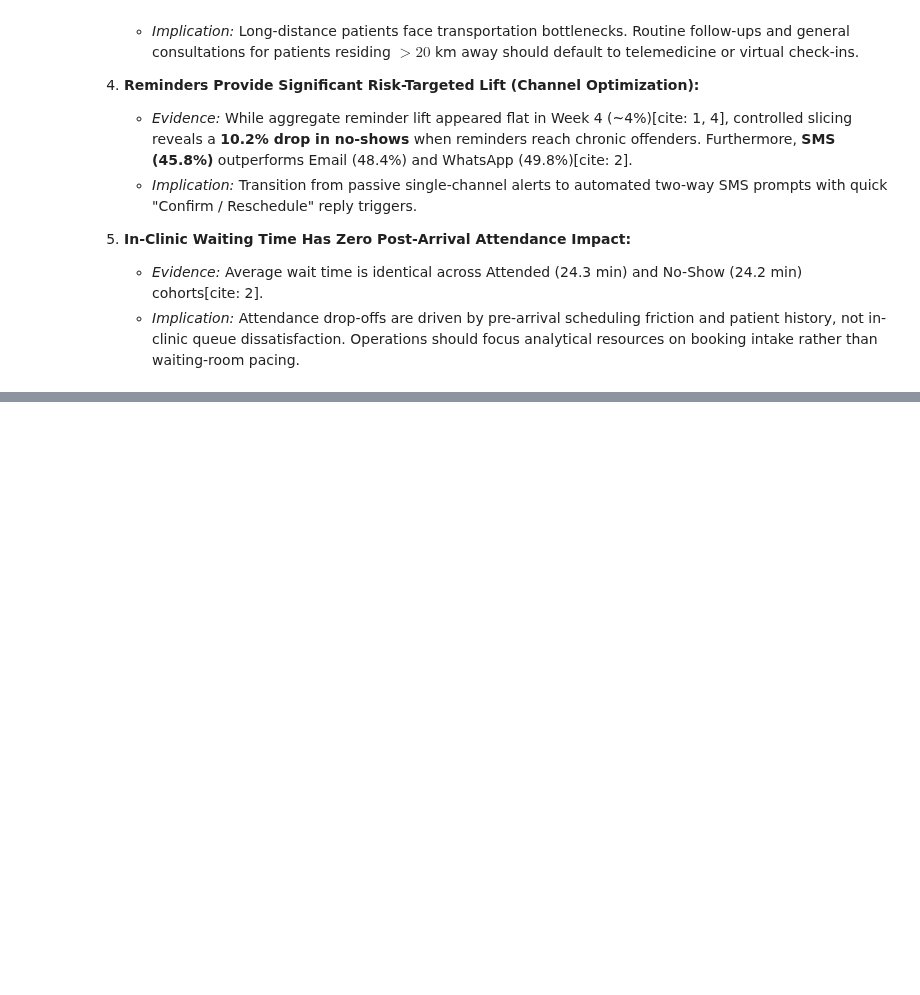
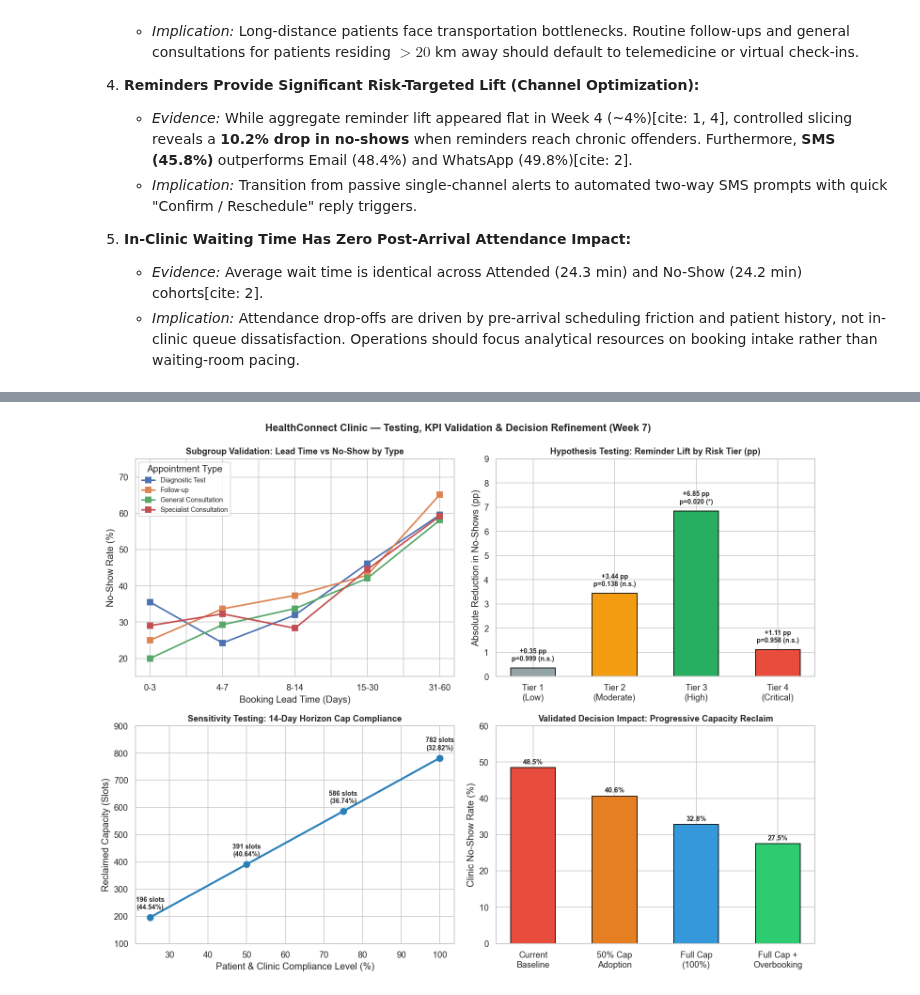
Before and after one commit to brandon-kungu/Health_Connect_Appointments_Analysis, a Jupyter notebook: Health_connect_analysis_notebook.ipynb, the cells around one changed output, grey strips where cells are left out. Drawn from its saved outputs; the diff is of its cells as text; code cells hidden in the pictures; blank space fills up the shorter version.

```diff
--- a/Health_connect_analysis_notebook.ipynb
+++ b/Health_connect_analysis_notebook.ipynb
@@ -1018,0 +1436,55 @@ plt.show()
+# %%
+import matplotlib.pyplot as plt
+import seaborn as sns
+
+fig, axes = plt.subplots(2, 2, figsize=(13, 10))
+sns.set_theme(style='whitegrid')
+
+# Panel 1: Subgroup Validation: Lead Time across Appointment Types
+type_stability.plot(kind='line', marker='s', linewidth=2, markersize=7, ax=axes[0, 0])
+axes[0, 0].set_title('Subgroup Validation: Lead Time vs No-Show by Type', fontweight='bold', fontsize=11)
+axes[0, 0].set_ylabel('No-Show Rate (%)')
+axes[0, 0].set_xlabel('Booking Lead Time (Days)')
+axes[0, 0].tick_params(axis='x', rotation=0)
+axes[0, 0].legend(title='Appointment Type', fontsize=8.5)
+axes[0, 0].set_ylim(15, 75)
+
+# Panel 2: Hypothesis-Tested Reminder Lift by Tier
+tiers = ['Tier 1\n(Low)', 'Tier 2\n(Moderate)', 'Tier 3\n(High)', 'Tier 4\n(Critical)']
+lift_vals = [0.35, 3.44, 6.85, 1.11]
+p_labels = ['p=0.999 (n.s.)', 'p=0.138 (n.s.)', 'p=0.020 (*)', 'p=0.958 (n.s.)']
+colors = ['#95a5a6', '#f39c12', '#27ae60', '#e74c3c']
+
+bars2 = axes[0, 1].bar(tiers, lift_vals, color=colors, edgecolor='black', width=0.55)
+axes[0, 1].set_title('Hypothesis Testing: Reminder Lift by Risk Tier (pp)', fontweight='bold', fontsize=11)
+axes[0, 1].set_ylabel('Absolute Reduction in No-Shows (pp)')
+axes[0, 1].set_ylim(0, 9)
+for bar, p_lbl, val in zip(bars2, p_labels, lift_vals):
+    axes[0, 1].text(bar.get_x() + bar.get_width()/2, val + 0.3, f'+{val:.2f} pp\n{p_lbl}', ha='center', fontweight='bold', fontsize=8.5)
+
+# Panel 3: Sensitivity Stress-Testing Curve
+axes[1, 0].plot(sens_table['Compliance Ratio'] * 100, sens_table['Reclaimed Slots'], marker='o', color='#2980b9', linewidth=2.5, markersize=8)
+axes[1, 0].set_title('Sensitivity Testing: 14-Day Horizon Cap Compliance', fontweight='bold', fontsize=11)
+axes[1, 0].set_xlabel('Patient & Clinic Compliance Level (%)')
+axes[1, 0].set_ylabel('Reclaimed Capacity (Slots)')
+axes[1, 0].set_ylim(100, 900)
+for _, r in sens_table.iterrows():
+    axes[1, 0].text(r['Compliance Ratio'] * 100, r['Reclaimed Slots'] + 30, f"{int(r['Reclaimed Slots'])} slots\n({r['Projected Clinic No-Show Rate (%)']}%)", ha='center', fontweight='bold', fontsize=8.5)
+
+# Panel 4: Progressive Capacity Reclaim
+stages = ['Current\nBaseline', '50% Cap\nAdoption', 'Full Cap\n(100%)', 'Full Cap +\nOverbooking']
+proj_rates = [48.46, 40.64, 32.82, 27.50]
+bar_colors = ['#e74c3c', '#e67e22', '#3498db', '#2ecc71']
+bars4 = axes[1, 1].bar(stages, proj_rates, color=bar_colors, edgecolor='black', width=0.55)
+axes[1, 1].set_title('Validated Decision Impact: Progressive Capacity Reclaim', fontweight='bold', fontsize=11)
+axes[1, 1].set_ylabel('Clinic No-Show Rate (%)')
+axes[1, 1].set_ylim(0, 60)
+for bar, r in zip(bars4, proj_rates):
+    axes[1, 1].text(bar.get_x() + bar.get_width()/2, r + 1, f'{r:.1f}%', ha='center', fontweight='bold', fontsize=9)
+
+plt.suptitle('HealthConnect Clinic — Testing, KPI Validation & Decision Refinement (Week 7)', fontsize=13, fontweight='bold', y=0.99)
+plt.tight_layout()
+plt.savefig('healthconnect_week7_validation_testing.png', dpi=300)
+plt.show()
+# %% [output]
+[figure, added]
```
Also changed, not shown: parts of 14 cells of this notebook, 1 other file.
